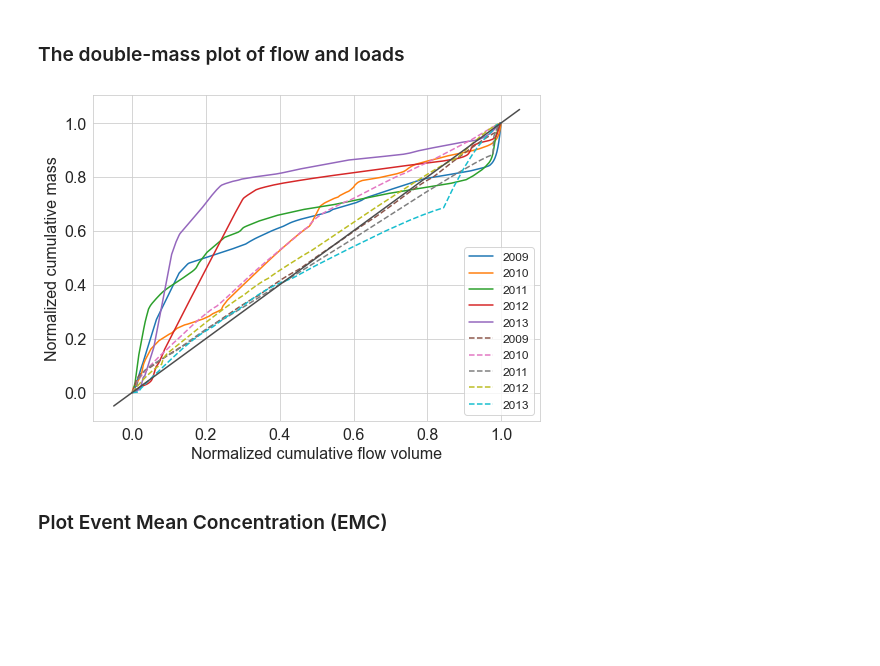
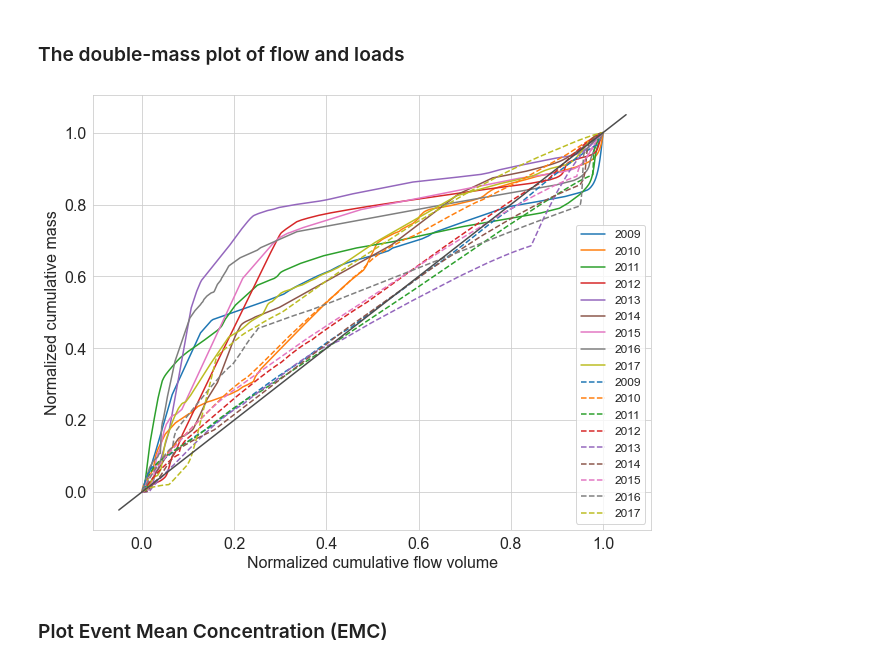
Before and after one commit to QianWanghhu/wqd_analyze, a Jupyter notebook: src/Plotings.ipynb, the cells around one changed output. Drawn from its saved outputs; the diff is of its cells as text; code cells hidden in the pictures; blank space fills up the shorter version.

Commit message:
Update plotting.

```diff
--- a/src/Plotings.ipynb
+++ b/src/Plotings.ipynb
@@ -71,14 +71,14 @@ cq_line_plot(cq_sliced, ylabel_str, cols, logy=True)
 # %% [markdown]
 ### The double-mass plot of flow and loads
 # %%
-def double_mass_line(df, xycols, fs, xlabel, ylabel, legd=None, ls=None, ax=None):
-    ax = df.plot(x=xycols[0], y= xycols[1], ax=ax, ls=ls)
+def double_mass_line(df, xycols, fs, xlabel, ylabel, color=None, legd=None, ls=None, ax=None):
+    ax = df.plot(x=xycols[0], y= xycols[1], ax=ax, ls=ls, color=color)
     ax.set_xlabel(xlabel, fontsize=fs)
     ax.set_ylabel(ylabel, fontsize=fs)
     return ax
 # %%
 fn_day = 'obs_year_cumulative_ratio_day'
-df_day = pd.read_excel(f'{outpath}{fn_day}.xlsx', sheet_name=['obs_year_0', 'obs_year_1', 'obs_year_2', 'obs_year_3', 'obs_year_4']);
+df_day = pd.read_excel(f'{outpath}{fn_day}.xlsx', sheet_name=[f'obs_year_{i}' for i in range(9)]);
 # %%
 fn_hour = 'obs_year_cumulative_ratio_hour'
 df_hour = pd.read_excel(f'{outpath}{fn_hour}.xlsx', None);
@@ -93,26 +93,32 @@ ylabel='Normalized cumulative mass'
 fs=16; fs_legd = 12
 # %%
 sns.set_style('whitegrid')
+sns.color_palette("tab10")
 # sns.set_style("ticks", {"xtick.major.size": 14, "ytick.major.size": 14})
-plt.figure(figsize=(8, 6))
+plt.figure(figsize=(10, 8))
 ax = plt.subplot(111)
 legd = []
+colors = ['C0', 'C1', 'C2', 'C3', 'C4', 'C5', 'C6', 'C7', 'C8', 'C9']
+ii = 0
 for _, val in df_day.items():
     legd.append(str(val.values[0][0])[0:4])
-    double_mass_line(val, xylabel, fs, xlabel, ylabel, legd, ax=ax)
+    double_mass_line(val, xylabel, fs, xlabel, ylabel, colors[ii], legd, ax=ax)
+    ii += 1
 # for _, val in df_hour.items():
 #     legd.append(str(val.values[0][0])[0:4])
 #     double_mass_line(val, xylabel, fs, xlabel, ylabel, legd, ax=ax, ls='-.')
+ii = 0
 for _, val in df_mod.items():
     legd.append(str(val.values[0][0])[0:4])
-    double_mass_line(val, xylabel, fs, xlabel, ylabel, legd, ax=ax, ls='--')
+    double_mass_line(val, xylabel, fs, xlabel, ylabel, colors[ii], legd, ax=ax, ls='--')
+    ii += 1
 ax.legend(legd, fontsize=fs_legd);
 ax.plot(ax.get_xlim(), ax.get_xlim(), c=".3")
 ax.set_yticklabels(np.round(ax.get_yticks(), 2), size = 16);
 ax.set_xticklabels(np.round(ax.get_xticks(), 2), size = 16);
 plt.savefig(f'{outpath}figs/{fn_day}_compare.png', format='png', dpi=400)
 # %% [output]
-[figure, old version]
+[figure, new version]
 # %% [markdown]
 ### Plot Event Mean Concentration (EMC)
 # %%
```
Also changed, not shown: parts of 9 cells of this notebook, 1 other file.
